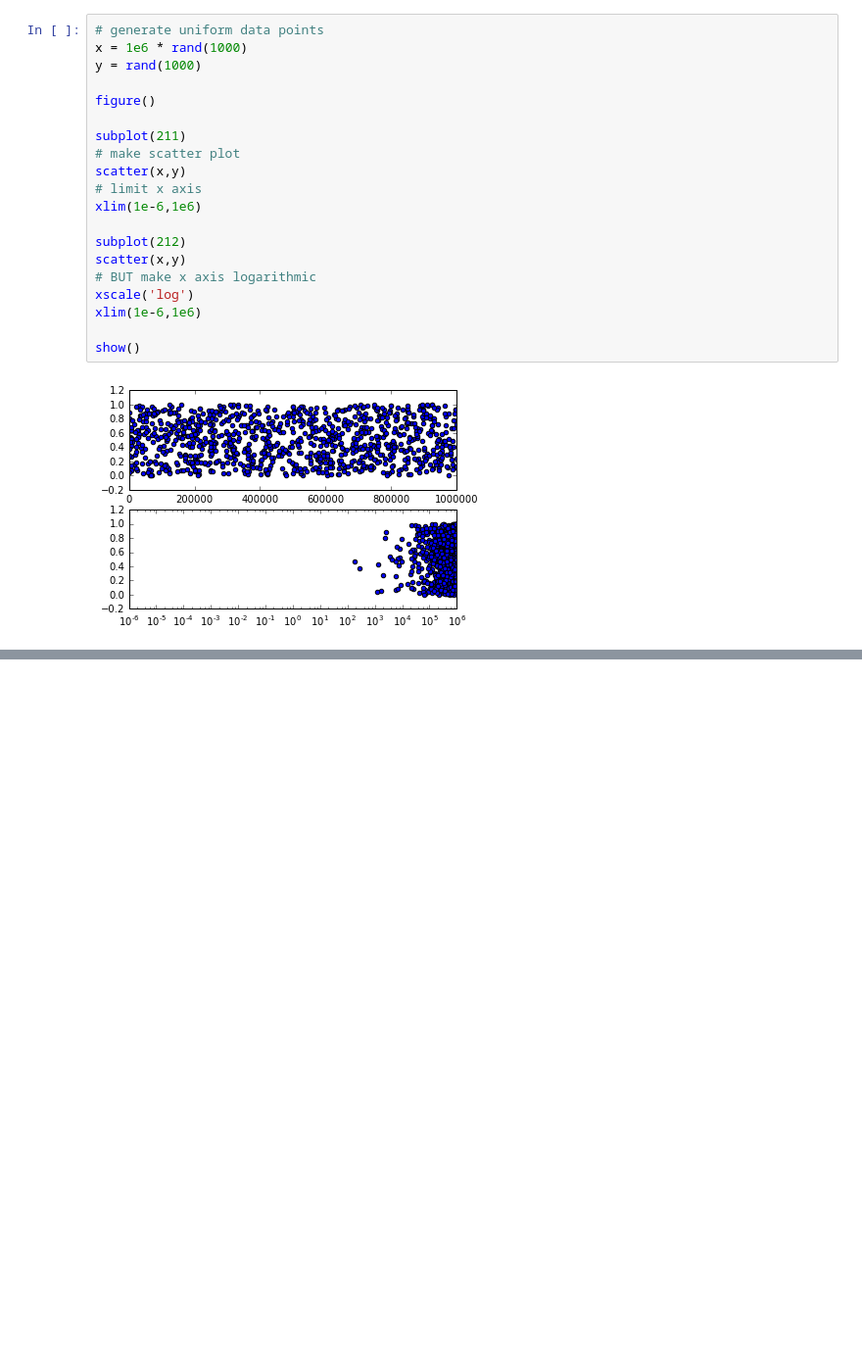
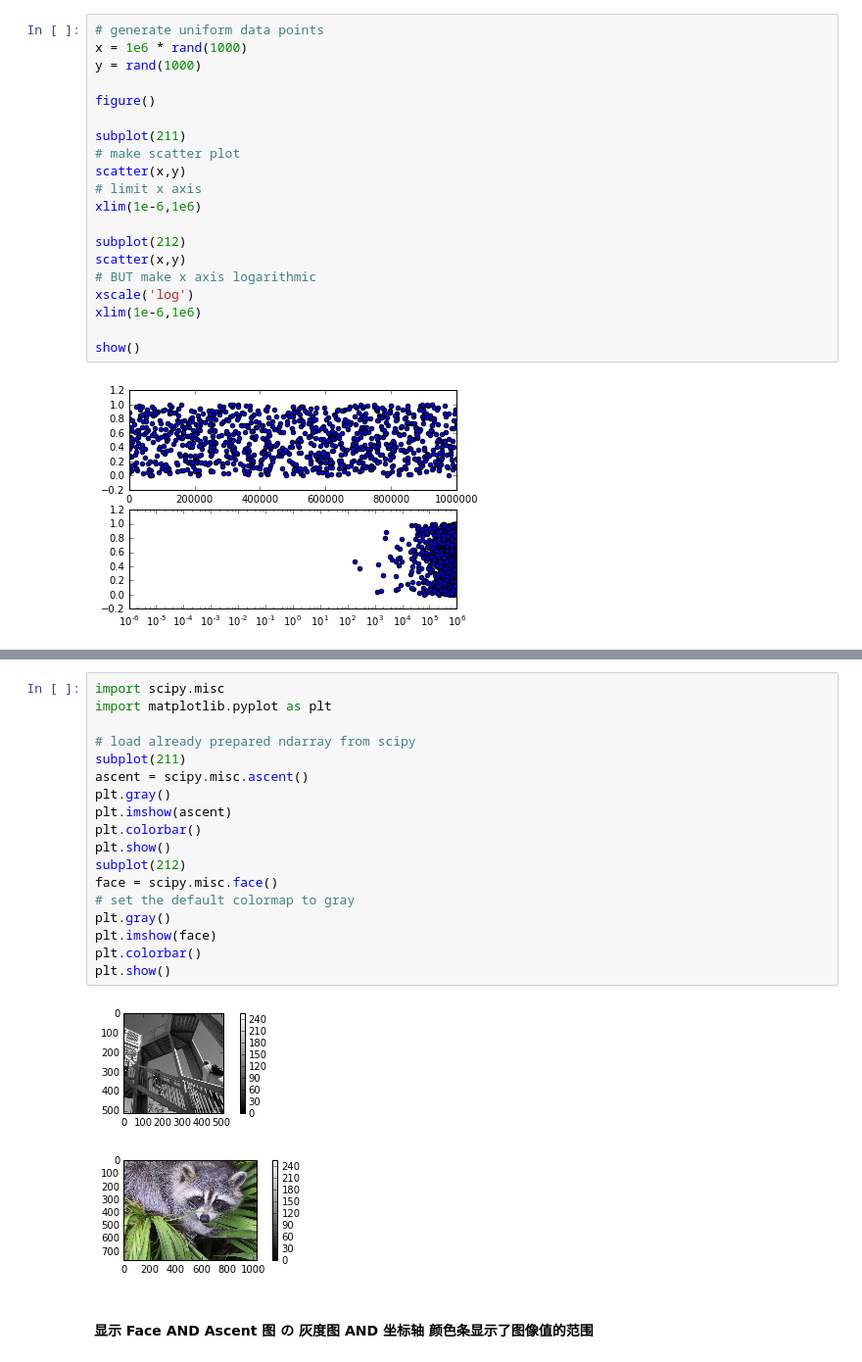
Before and after one commit to zlxs23/Data_Visualization, a Jupyter notebook: chap_2_Understand Data.ipynb, the cells around one changed output, grey strips where cells are left out. Shown: that part at 98% size. Saved outputs shown, nothing was run; the diff lists cells and outputs as text; blank space fills up the shorter version.

```diff
--- a/chap_2_Understand Data.ipynb
+++ b/chap_2_Understand Data.ipynb
@@ -141,0 +146,23 @@ show()
+# %%
+import scipy.misc
+import matplotlib.pyplot as plt
+
+# load already prepared ndarray from scipy
+subplot(211)
+ascent = scipy.misc.ascent()
+plt.gray()
+plt.imshow(ascent)
+plt.colorbar()
+plt.show()
+subplot(212)
+face = scipy.misc.face()
+# set the default colormap to gray
+plt.gray()
+plt.imshow(face)
+plt.colorbar()
+plt.show()
+# %% [output]
+[figure, added]
+[figure, added]
+# %% [markdown]
+#### 显示 Face AND Ascent 图 の 灰度图 AND 坐标轴 颜色条显示了图像值的范围
```
Also changed, not shown: parts of 8 cells of this notebook, 3 other files.
